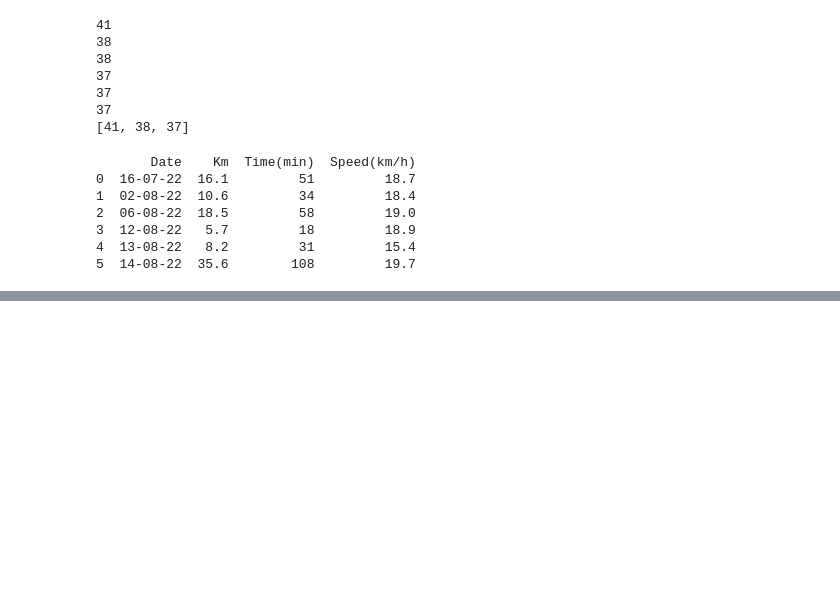
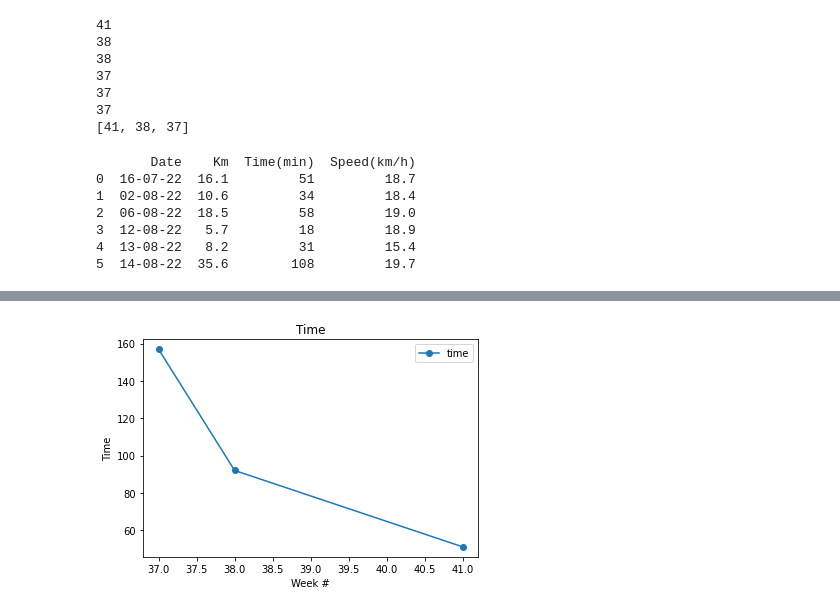
Before and after one commit to DanidelRio/Biking, a Jupyter notebook: MS-150.ipynb, the cells around one changed output, grey strips where cells are left out. Saved outputs shown, nothing was run; the diff lists cells and outputs as text; code cells hidden in the pictures; blank space fills up the shorter version.

```diff
--- a/MS-150.ipynb
+++ b/MS-150.ipynb
@@ -134,0 +178,10 @@ Stats for week 37
+# %%
+plt.plot(activity_weeks, time, marker="o", label = "time")
+# plt.ylim([0,52])
+plt.xlabel("Week #")
+plt.ylabel("Time")
+plt.title("Time")
+plt.legend()
+plt.show()
+# %% [output]
+[figure, added]
```
Also changed, not shown: parts of 6 cells of this notebook.
